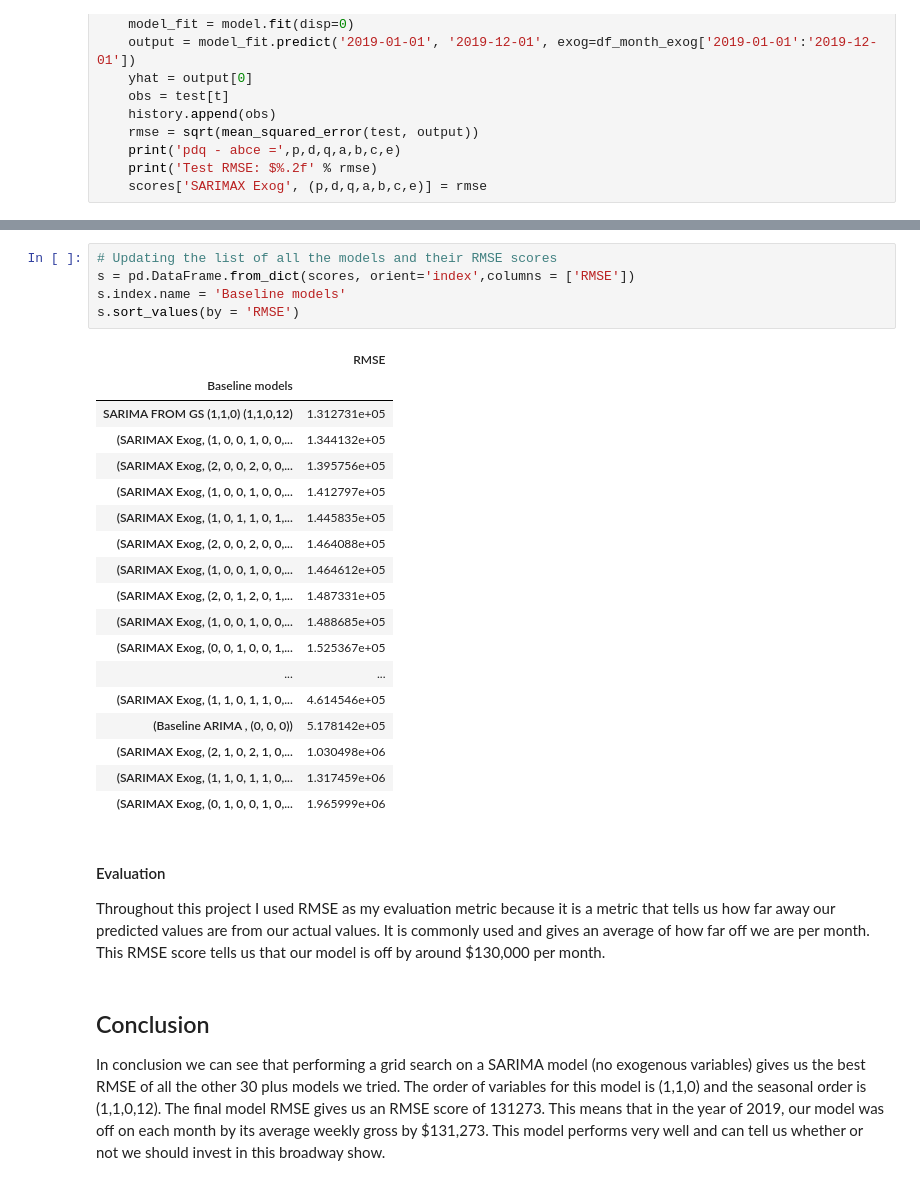
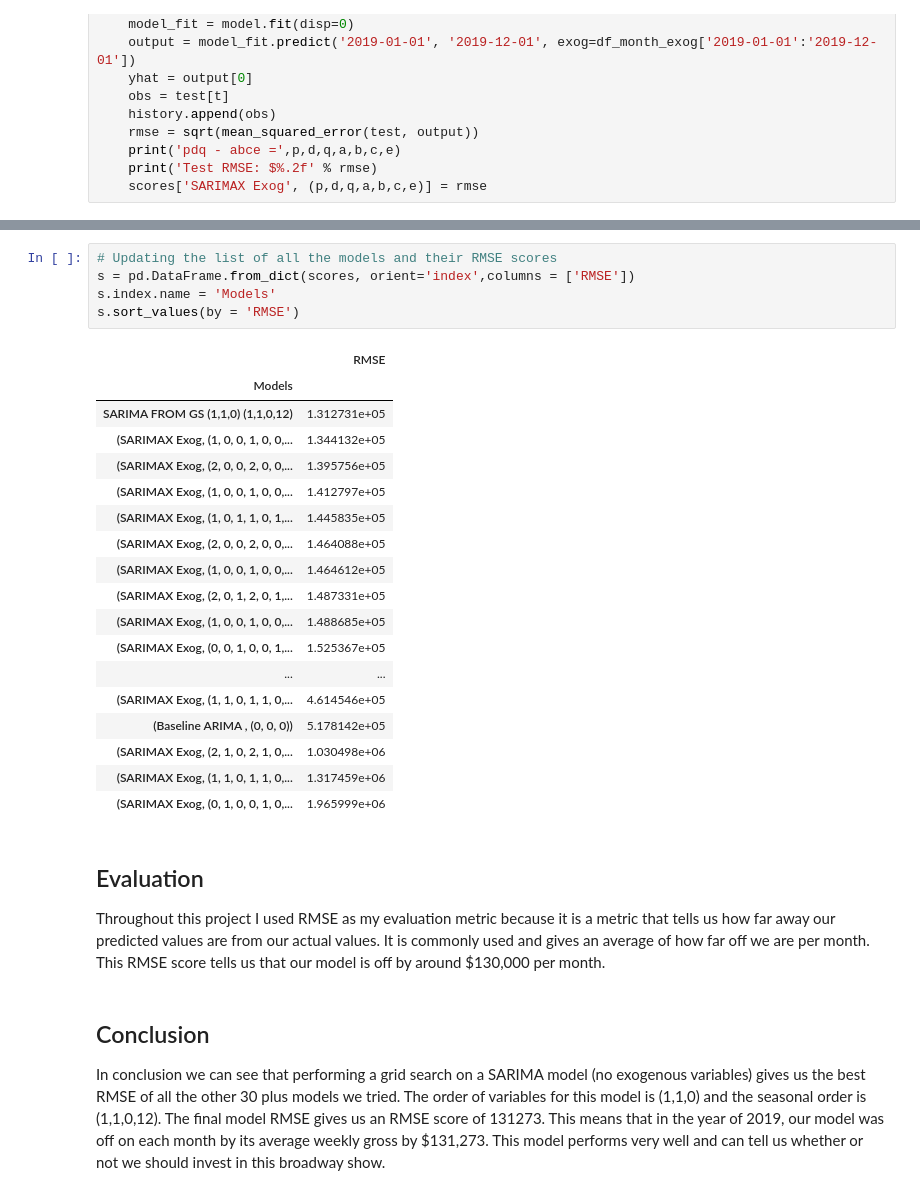
Before and after one commit to yjschein/Broadway_Show_Predictions, a Jupyter notebook: FinalNotebook.ipynb, the cells around one changed output, grey strips where cells are left out. Saved outputs shown, nothing was run; the diff lists cells and outputs as text.

```diff
--- a/FinalNotebook.ipynb
+++ b/FinalNotebook.ipynb
@@ -668,11 +670,11 @@ Test RMSE: $409123.43
 # %%
 # Updating the list of all the models and their RMSE scores
 s = pd.DataFrame.from_dict(scores, orient='index',columns = ['RMSE'])
-s.index.name = 'Baseline models'
+s.index.name = 'Models'
 s.sort_values(by = 'RMSE')
 # %% [output]
 |  | RMSE |
-| Baseline models |  |
+| Models |  |
 | SARIMA FROM GS (1,1,0) (1,1,0,12) | 1.312731e+05 |
 | (SARIMAX Exog, (1, 0, 0, 1, 0, 0,... | 1.344132e+05 |
 | (SARIMAX Exog, (2, 0, 0, 2, 0, 0,... | 1.395756e+05 |
@@ -690,7 +692,7 @@ s.sort_values(by = 'RMSE')
 | (SARIMAX Exog, (1, 1, 0, 1, 1, 0,... | 1.317459e+06 |
 | (SARIMAX Exog, (0, 1, 0, 0, 1, 0,... | 1.965999e+06 |
 # %% [markdown]
-#### Evaluation
+## Evaluation
 Throughout this project I used RMSE as my evaluation metric because it is a metric that tells us how far away our predicted values are from our actual values. It is commonly used and gives an average of how far off we are per month. This RMSE score tells us that our model is off by around $130,000 per month.
 # %% [markdown]
 ## Conclusion
```
Also changed, not shown: parts of 4 cells of this notebook, 1 other file.
